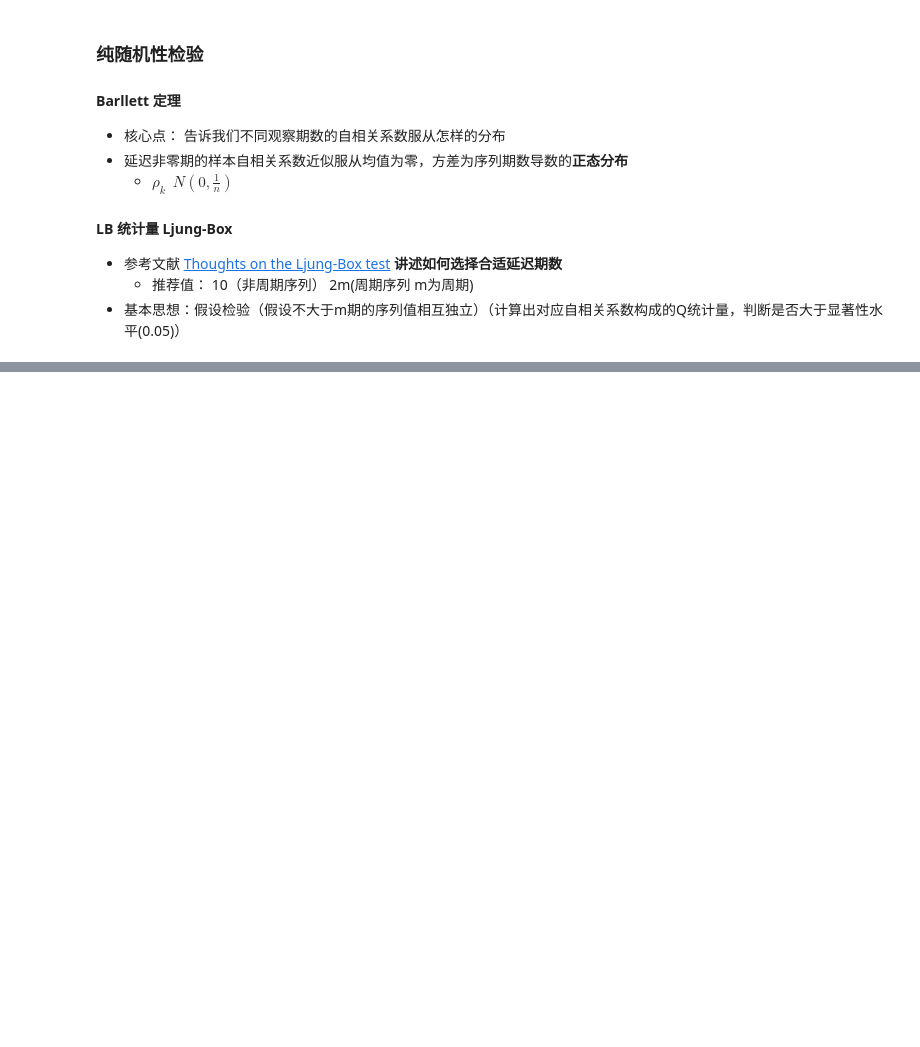
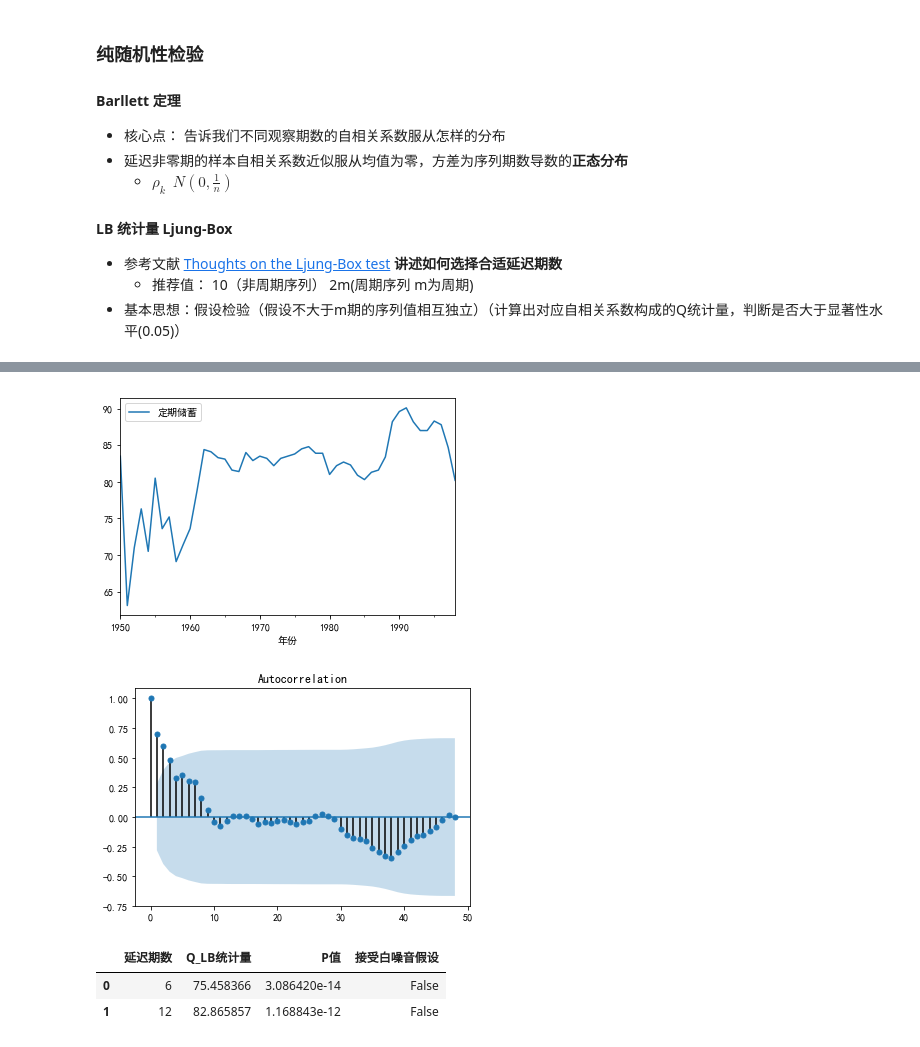
Before and after one commit to apmfifty/statistics, a Jupyter notebook: 应用时间序列分析/第二章时间序列的预处理.ipynb, the cells around one changed output, grey strips where cells are left out. Saved outputs shown, nothing was run; the diff lists cells and outputs as text; code cells hidden in the pictures; blank space fills up the shorter version.

```diff
--- a/应用时间序列分析/第二章时间序列的预处理.ipynb
+++ b/应用时间序列分析/第二章时间序列的预处理.ipynb
@@ -351,0 +285,15 @@ for i in range(len(ts)):
+# %%
+定期储蓄=pd.read_excel(os.path.join(案例数据,"附录1.7.xls"))
+定期储蓄['年份']=pd.to_datetime(定期储蓄['年份'],format='%Y')
+定期储蓄.set_index('年份',inplace=True)
+定期储蓄.plot()
+plt.show()
+sm.graphics.tsa.plot_acf(定期储蓄)
+plt.show()
+display(my_Q_LB(定期储蓄,out_lags_list=[6,12]))
+# %% [output]
+[figure, added]
+[figure, added]
+|  | 延迟期数 | Q_LB统计量 | P值 | 接受白噪音假设 |
+| 0 | 6 | 75.458366 | 3.086420e-14 | False |
+| 1 | 12 | 82.865857 | 1.168843e-12 | False |
```
Also changed, not shown: parts of 37 cells of this notebook, 2 other files.
